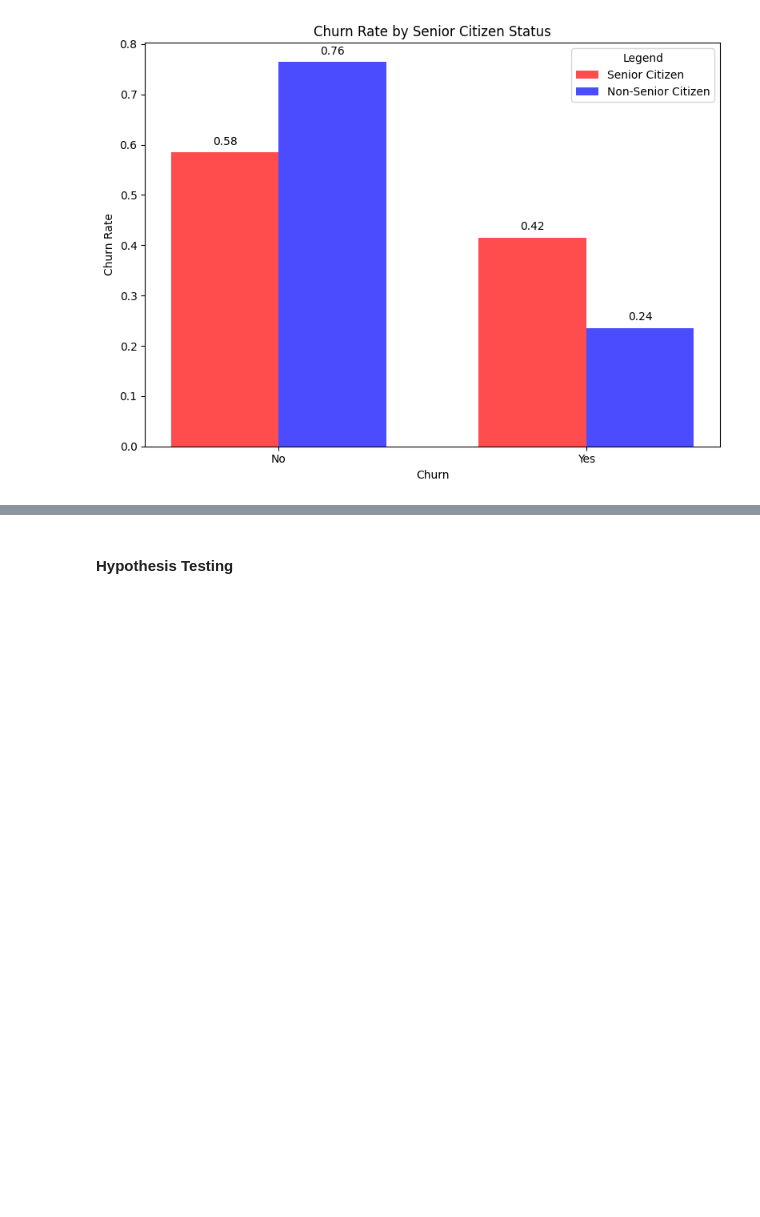
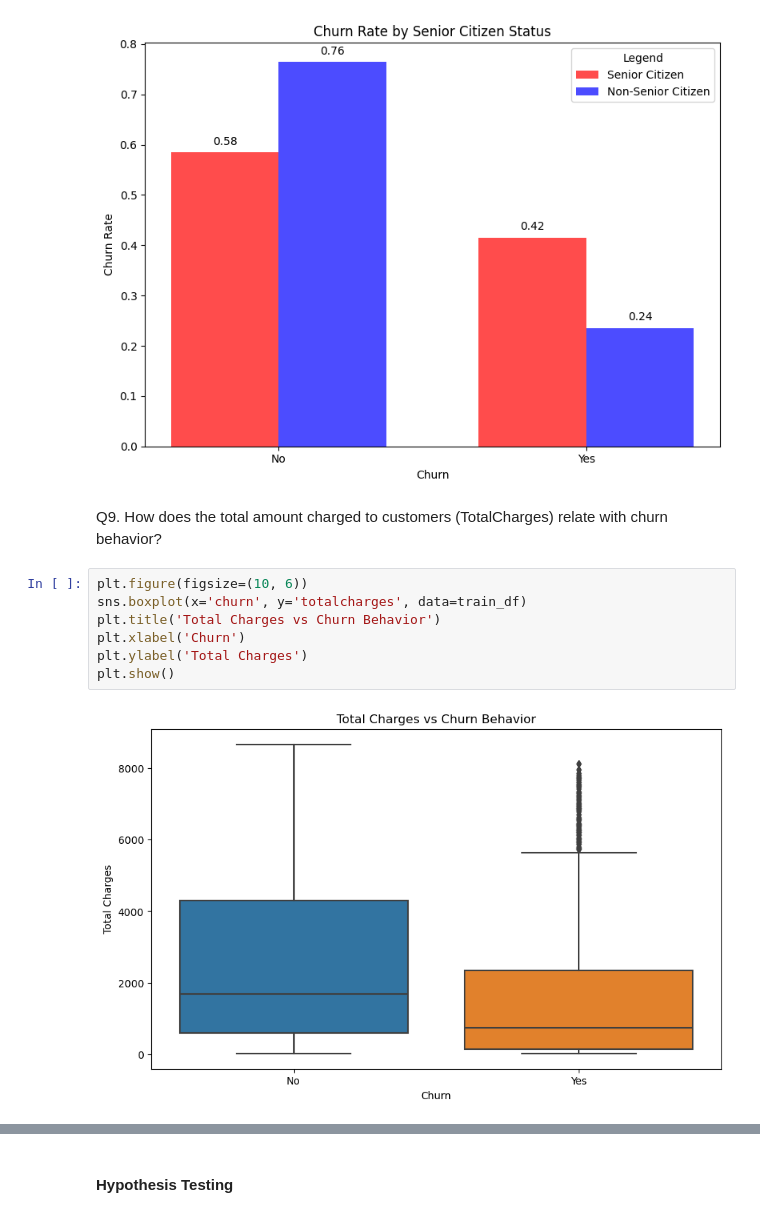
Before and after one commit to MumoMutiso/LP2-Curium-, a Jupyter notebook: notebook 1.ipynb, the cells around one changed output, grey strips where cells are left out. Saved outputs shown, nothing was run; the diff lists cells and outputs as text; blank space fills up the shorter version.

Commit message:
Add business question 9- box plot, statistics and insight

```diff
--- a/notebook 1.ipynb
+++ b/notebook 1.ipynb
@@ -948,3 +948,14 @@ plt.tight_layout()
 plt.show()
 # %% [output]
 [figure]
+# %% [markdown]
+Q9. How does the total amount charged to customers (TotalCharges) relate with churn behavior?
+# %%
+plt.figure(figsize=(10, 6))
+sns.boxplot(x='churn', y='totalcharges', data=train_df)
+plt.title('Total Charges vs Churn Behavior')
+plt.xlabel('Churn')
+plt.ylabel('Total Charges')
+plt.show()
+# %% [output]
+[figure, added]
```
Also changed, not shown: parts of 2 cells of this notebook.
